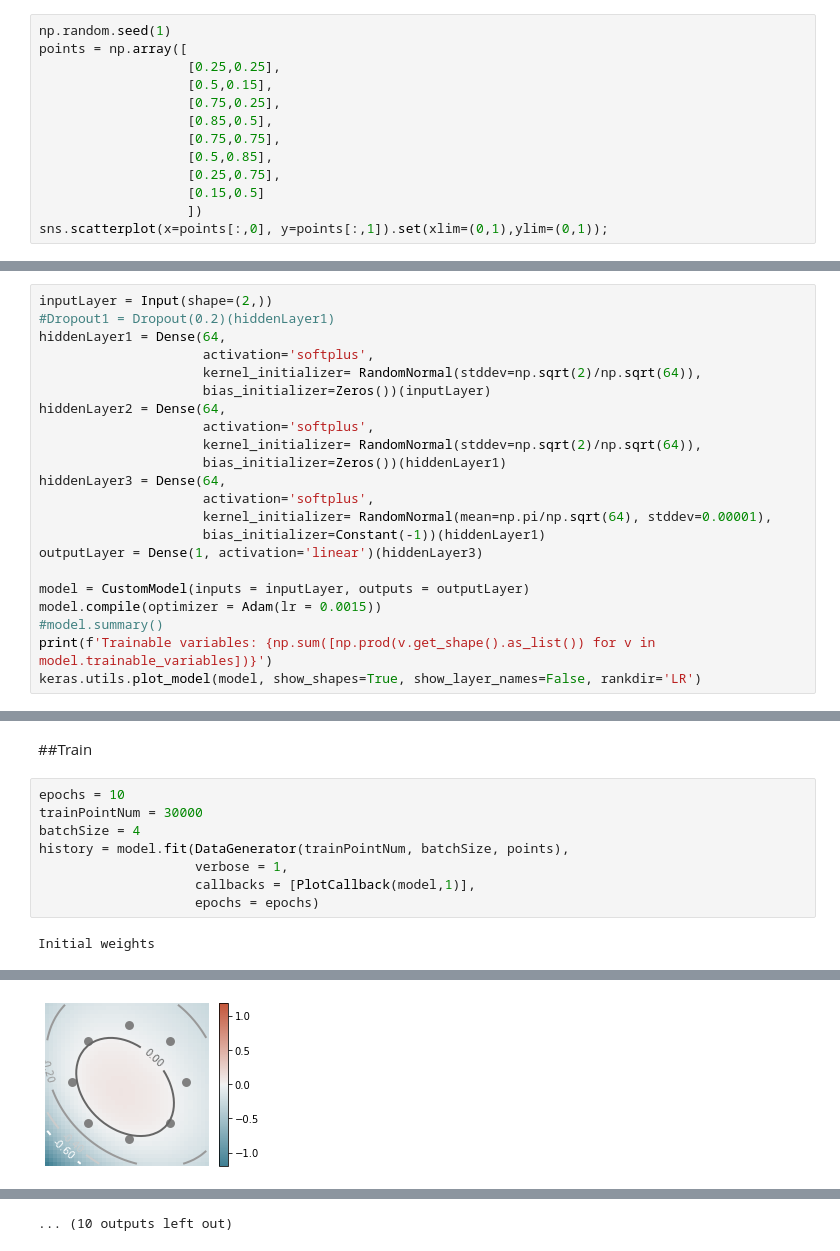
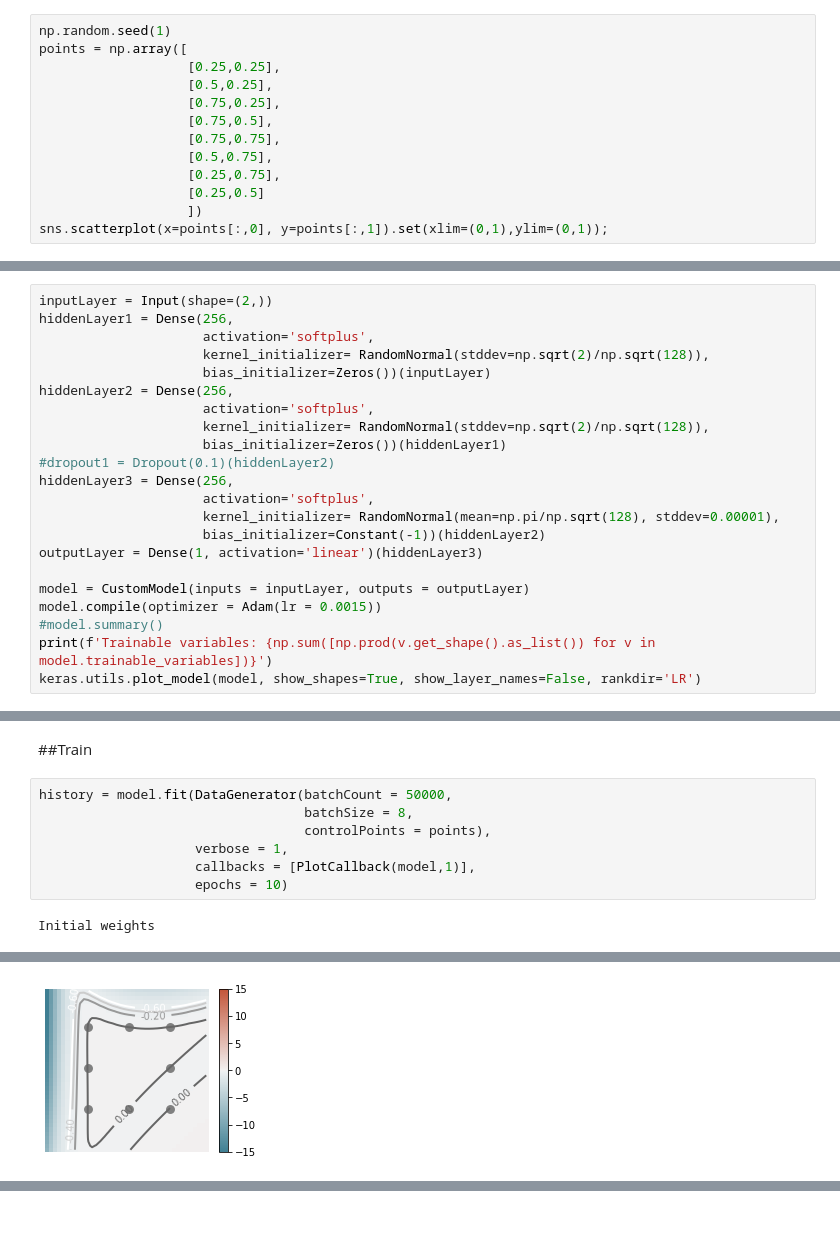
Before and after one commit to Egoago/Onlab, a Jupyter notebook: Önlab.ipynb, the cells around one changed output, grey strips where cells are left out. Cells and saved outputs as stored; diff of their text form; blank space fills up the shorter version.

Commit message:
Fighting with size

```diff
--- a/Önlab.ipynb
+++ b/Önlab.ipynb
@@ -30,13 +34,13 @@ from pylab import cm,imshow,contour,clabel,colorbar
 np.random.seed(1)
 points = np.array([
                    [0.25,0.25],
-                   [0.5,0.15],
+                   [0.5,0.25],
                    [0.75,0.25],
-                   [0.85,0.5],
+                   [0.75,0.5],
                    [0.75,0.75],
-                   [0.5,0.85],
+                   [0.5,0.75],
                    [0.25,0.75],
-                   [0.15,0.5]
+                   [0.25,0.5]
                    ])
 sns.scatterplot(x=points[:,0], y=points[:,1]).set(xlim=(0,1),ylim=(0,1));
 # %% [output]
@@ -123,19 +105,19 @@ class CustomModel(Model):
     return {"loss": loss}
 # %%
 inputLayer = Input(shape=(2,))
-#Dropout1 = Dropout(0.2)(hiddenLayer1)
-hiddenLayer1 = Dense(64,
+hiddenLayer1 = Dense(256,
                      activation='softplus',
-                     kernel_initializer= RandomNormal(stddev=np.sqrt(2)/np.sqrt(64)),
+                     kernel_initializer= RandomNormal(stddev=np.sqrt(2)/np.sqrt(128)),
                      bias_initializer=Zeros())(inputLayer)
-hiddenLayer2 = Dense(64,
+hiddenLayer2 = Dense(256,
                      activation='softplus',
-                     kernel_initializer= RandomNormal(stddev=np.sqrt(2)/np.sqrt(64)),
+                     kernel_initializer= RandomNormal(stddev=np.sqrt(2)/np.sqrt(128)),
                      bias_initializer=Zeros())(hiddenLayer1)
-hiddenLayer3 = Dense(64,
+#dropout1 = Dropout(0.1)(hiddenLayer2)
+hiddenLayer3 = Dense(256,
                      activation='softplus',
-                     kernel_initializer= RandomNormal(mean=np.pi/np.sqrt(64), stddev=0.00001),
-                     bias_initializer=Constant(-1))(hiddenLayer1)
+                     kernel_initializer= RandomNormal(mean=np.pi/np.sqrt(128), stddev=0.00001),
+                     bias_initializer=Constant(-1))(hiddenLayer2)
 outputLayer = Dense(1, activation='linear')(hiddenLayer3)
 
 model = CustomModel(inputs = inputLayer, outputs = outputLayer)
@@ -200,12 +182,11 @@ class PlotCallback(Callback):
 # %% [markdown]
 ##Train
 # %%
-epochs = 10
-trainPointNum = 30000
-batchSize = 4
-history = model.fit(DataGenerator(trainPointNum, batchSize, points),
+history = model.fit(DataGenerator(batchCount = 50000,
+                                  batchSize = 8,
+                                  controlPoints = points),
                     verbose = 1,
                     callbacks = [PlotCallback(model,1)],
-                    epochs = epochs)
+                    epochs = 10)
 # %% [output]
 Initial weights
@@ -220,2 +199,2 @@ Epoch 2/10
-[figure, old version]
+[figure, new version]
 Epoch 3/10
@@ -230,4 +202,3 @@ Epoch 5/10
-... (10 outputs left out)
 # %%
 plot(model)
 # %% [output]
```
Also changed, not shown: parts of 7 cells of this notebook.
